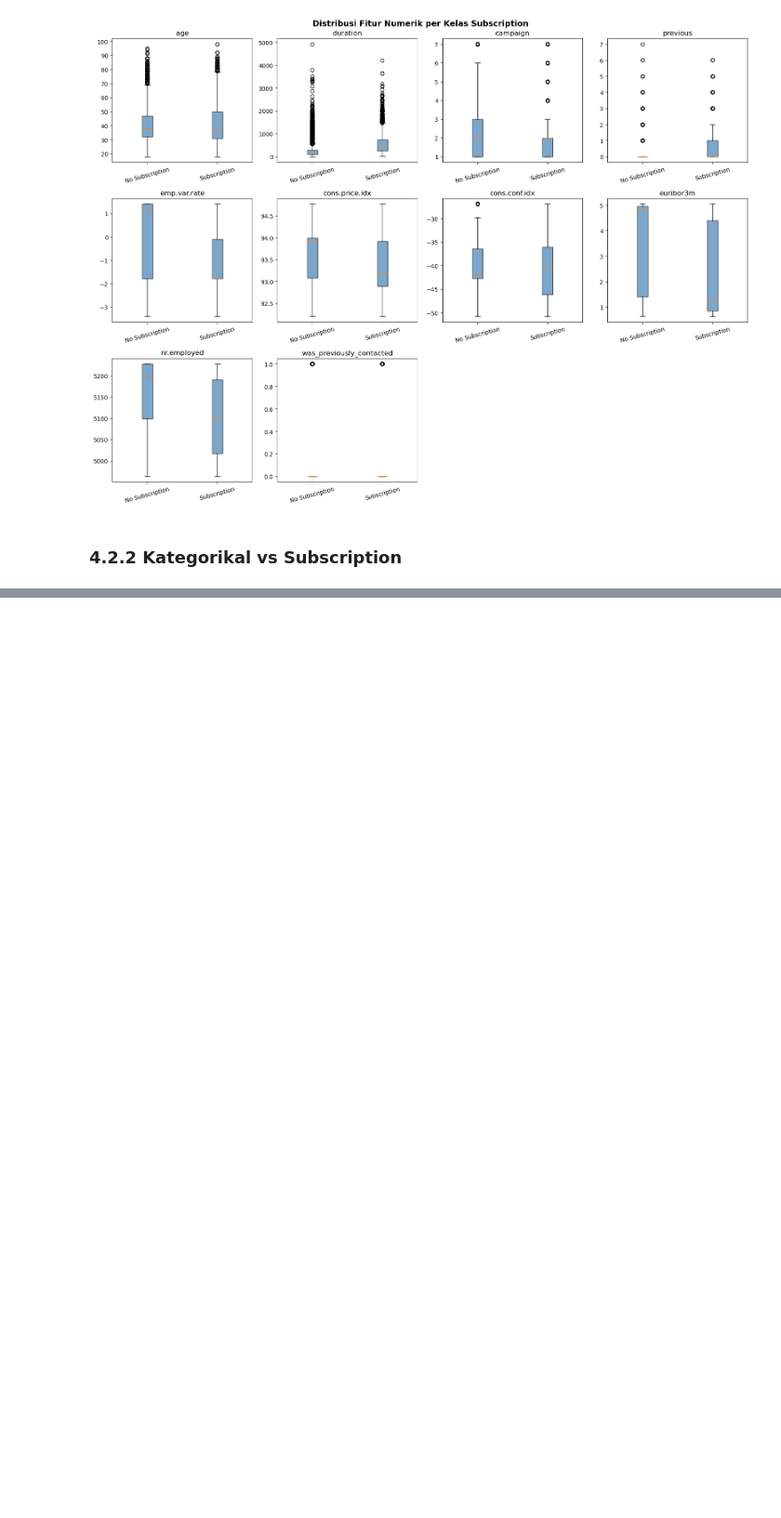
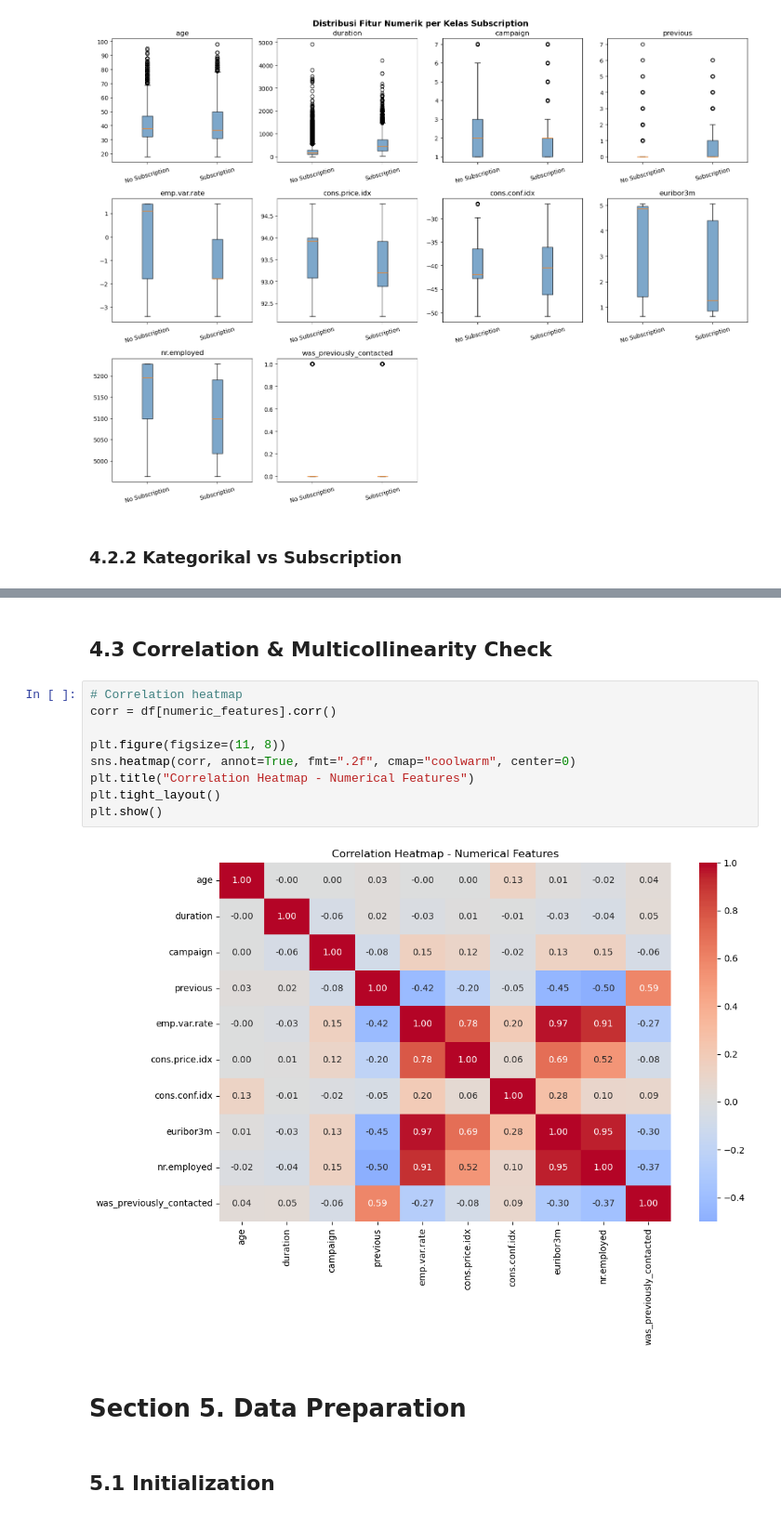
Before and after one commit to haneandreanu/bank-marketing, a Jupyter notebook: notebook/bank-marketing-analysis.ipynb, the cells around one changed output, grey strips where cells are left out. Shown at 93% size. Cells and saved outputs as stored; diff of their text form; blank space fills up the shorter version.

```diff
--- a/notebook/bank-marketing-analysis.ipynb
+++ b/notebook/bank-marketing-analysis.ipynb
@@ -663,0 +663,17 @@ for col in categorical_features:
+# %% [markdown]
+## **4.3 Correlation & Multicollinearity Check**
+# %%
+# Correlation heatmap
+corr = df[numeric_features].corr()
+
+plt.figure(figsize=(11, 8))
+sns.heatmap(corr, annot=True, fmt=".2f", cmap="coolwarm", center=0)
+plt.title("Correlation Heatmap - Numerical Features")
+plt.tight_layout()
+plt.show()
+# %% [output]
+[figure, added]
+# %% [markdown]
+# **Section 5. Data Preparation**
+# %% [markdown]
+## **5.1 Initialization**
```
Also changed, not shown: parts of 14 cells of this notebook.
